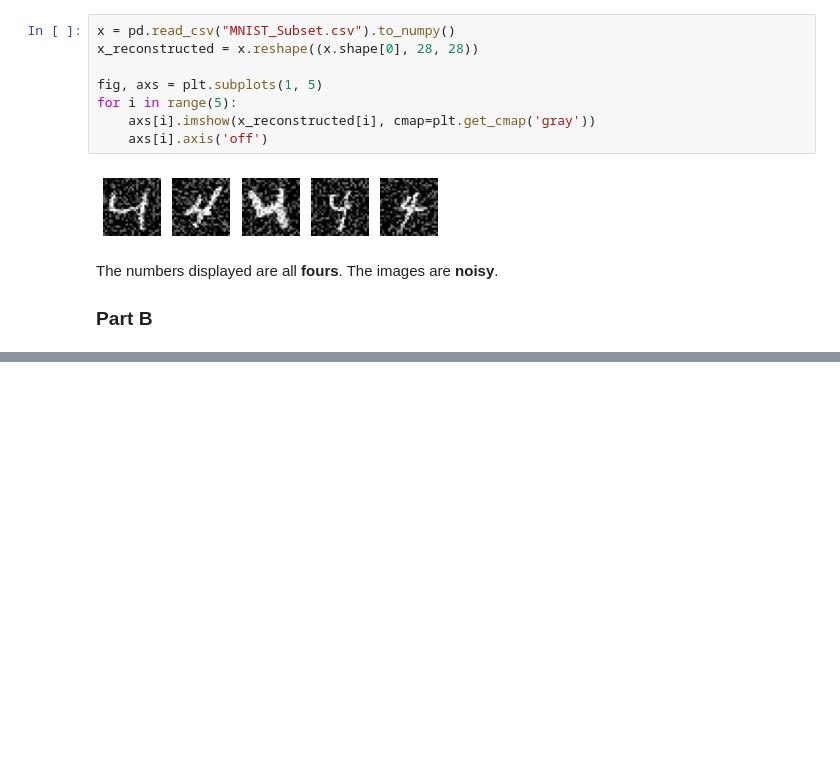
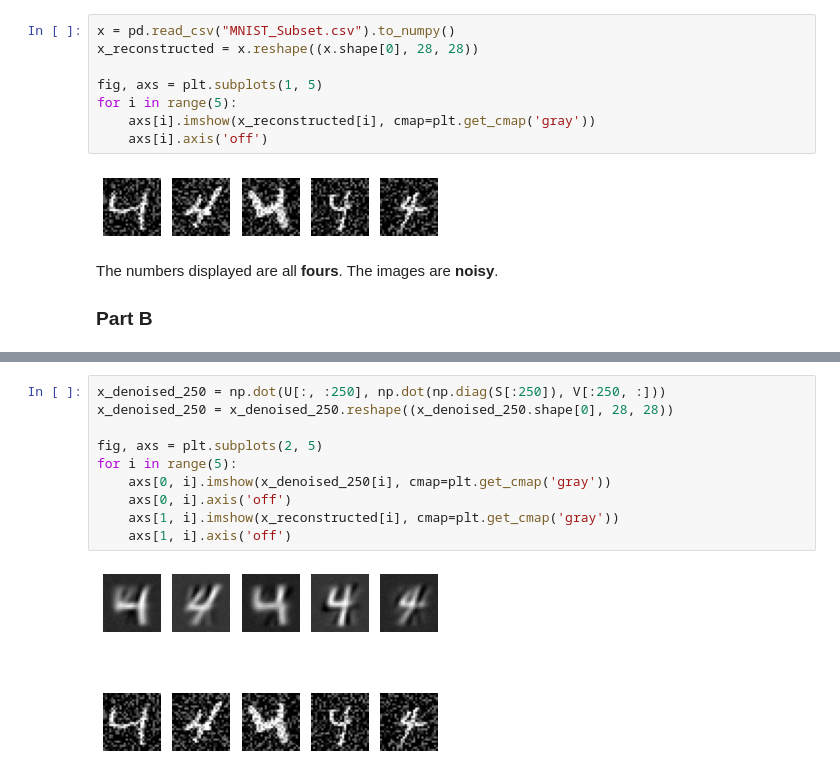
Before and after one commit to rickdgray/Advanced_Predictive_Models, a Jupyter notebook: Homework 8/H8Q1.ipynb, the cells around one changed output, grey strips where cells are left out. Saved outputs shown, nothing was run; the diff lists cells and outputs as text; blank space fills up the shorter version.

```diff
--- a/Homework 8/H8Q1.ipynb
+++ b/Homework 8/H8Q1.ipynb
@@ -36,0 +58,12 @@ for i in range(5):
+# %%
+x_denoised_250 = np.dot(U[:, :250], np.dot(np.diag(S[:250]), V[:250, :]))
+x_denoised_250 = x_denoised_250.reshape((x_denoised_250.shape[0], 28, 28))
+
+fig, axs = plt.subplots(2, 5)
+for i in range(5):
+    axs[0, i].imshow(x_denoised_250[i], cmap=plt.get_cmap('gray'))
+    axs[0, i].axis('off')
+    axs[1, i].imshow(x_reconstructed[i], cmap=plt.get_cmap('gray'))
+    axs[1, i].axis('off')
+# %% [output]
+[figure, added]
```
Also changed, not shown: parts of 4 cells of this notebook.
